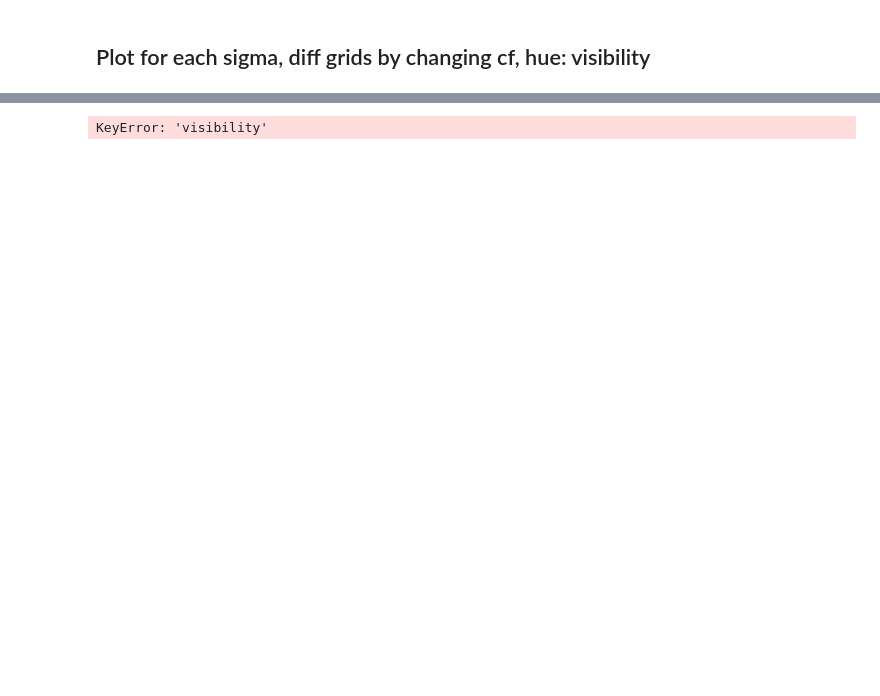
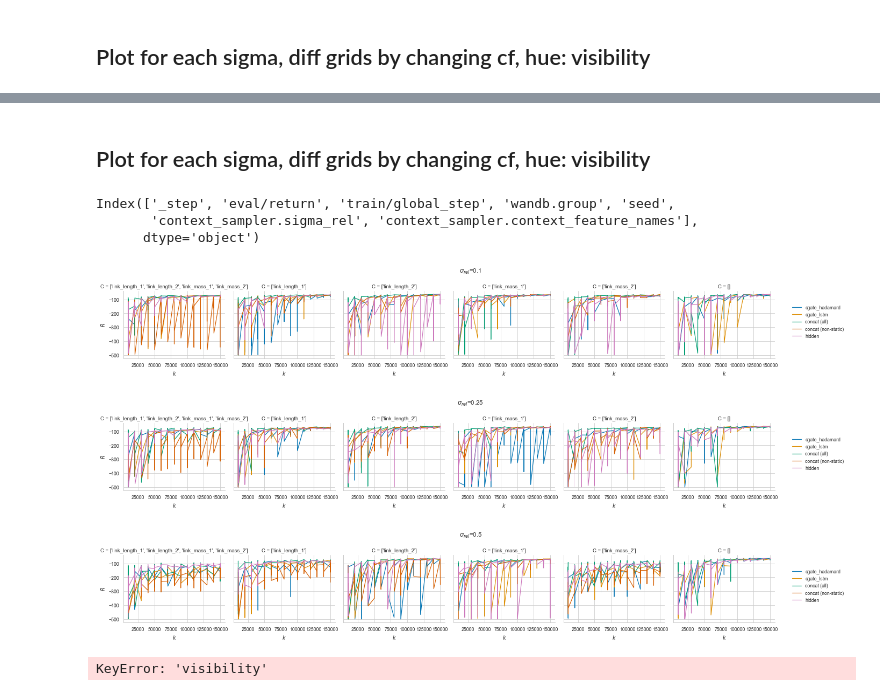
Before and after one commit to automl/CARL, a Jupyter notebook: experiments/evaluation/eval_benchmarking.ipynb, the cells around one changed output, grey strips where cells are left out. Saved outputs shown, nothing was run; the diff lists cells and outputs as text; code cells hidden in the pictures; blank space fills up the shorter version.

```diff
--- a/experiments/evaluation/eval_benchmarking.ipynb
+++ b/experiments/evaluation/eval_benchmarking.ipynb
@@ -188,3 +205,33 @@ Index(['_step', 'eval/return', 'train/global_step', 'wandb.group', 'seed',
+# %% [markdown]
+## Plot for each sigma, diff grids by changing cf, hue: visibility
+# %%
+import matplotlib.pyplot as plt
+import seaborn as sns
+
+sns.set_style("whitegrid")
+sns.set_context("paper")#, font_scale=1)
+
+plot_df = load_plot_df(plot_data_fn=plot_data_fn)
+palette = get_palette_visibility(plot_df)
+groups = plot_df.groupby(wkt["context_sampler.sigma_rel"])
+
+for group_id, group_df in groups:
+    group_keys = [wkt["context_sampler.context_feature_names"]]
+    grid = sns.FacetGrid(data=group_df, col=group_keys[0], legend_out=True)
+    grid.map_dataframe(sns.lineplot, x=wkt["train/global_step"], y=wkt["eval/return"], hue=wkt["wandb.group"], palette=palette)
+    grid.add_legend()
+    grid.figure.suptitle(f"{wkt['context_sampler.sigma_rel']}={group_id}")
+    grid.tight_layout()
+
+    fig_fn = f"data/{env_name}_differcontextfeatures_{group_id}.png"
+    grid.figure.savefig(fig_fn, bbox_inches="tight", dpi=300)
+# %% [output]
+Index(['_step', 'eval/return', 'train/global_step', 'wandb.group', 'seed',
+       'context_sampler.sigma_rel', 'context_sampler.context_feature_names'],
+      dtype='object')
+[figure, added]
+[figure, added]
+[figure, added]
 # %%
 import numpy as np
 from tqdm import tqdm
```
Also changed, not shown: parts of 4 cells of this notebook, 1 other file.
